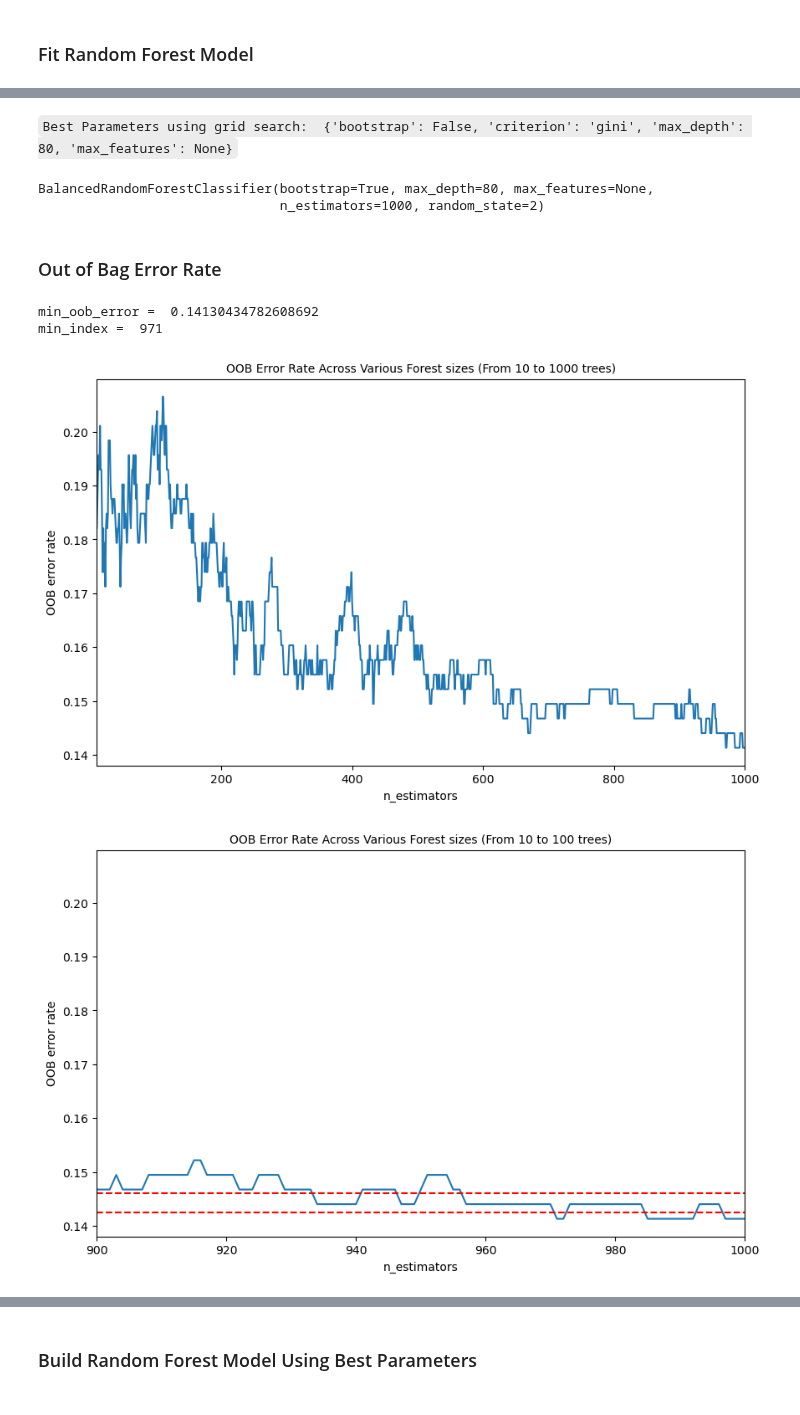
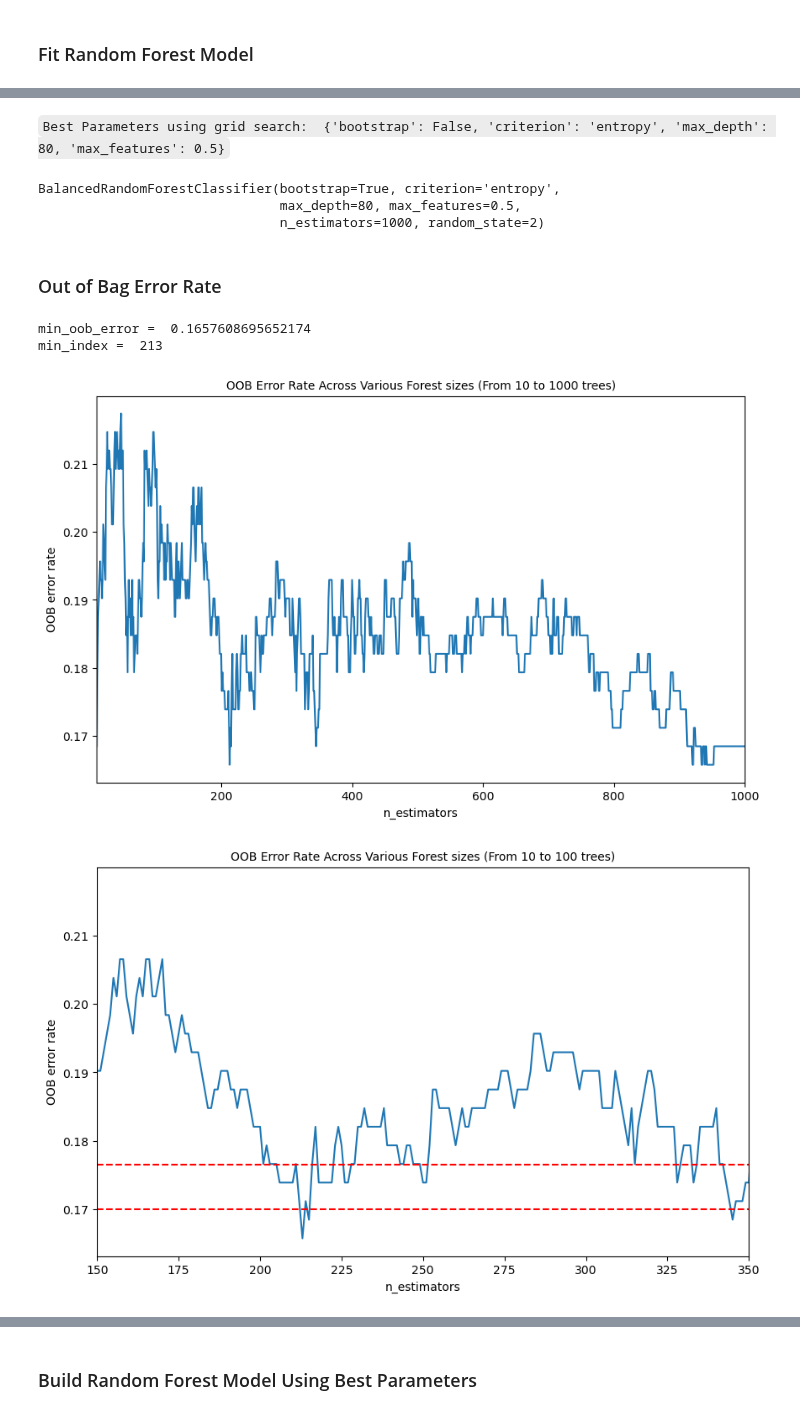
Before and after one commit to KristoferLintonReid/ultrasound-contrastivemodels, a Jupyter notebook: notebooks/baseline_radiomics_ALL_BALANCED.ipynb, the cells around one changed output, grey strips where cells are left out. Drawn from its saved outputs; the diff is of its cells as text; code cells hidden in the pictures.

```diff
--- a/notebooks/baseline_radiomics_ALL_BALANCED.ipynb
+++ b/notebooks/baseline_radiomics_ALL_BALANCED.ipynb
@@ -32,6 +32,20 @@ np.random.seed(2)
 # %% [markdown]
 <i> Helper Functions: <i>
 # %%
+# def spearman_df_function(features, target, threshold):
+#     feature_names = []
+#     feature_correlations = []
+
+#     column_names = features.columns.tolist()
+
+#     for column in column_names:
+#         corr, pval = spearmanr(features[column], target)
+#         if (corr >= threshold):
+#             feature_names.append(column)
+#             feature_correlations.append(corr)
+
+#     return feature_names, feature_correlations
+
 def spearman_df_function(features, target, threshold):
     feature_names = []
     feature_correlations = []
@@ -40,7 +54,7 @@ def spearman_df_function(features, target, threshold):
 
     for column in column_names:
         corr, pval = spearmanr(features[column], target)
-        if (corr >= threshold):
+        if (corr >= threshold and pval < 0.05):
             feature_names.append(column)
             feature_correlations.append(corr)
 
@@ -534,7 +548,7 @@ plt.show()
 # %% [output]
 [figure]
 # %%
-rad_feature_names, rad_feature_correlations = spearman_df_function(rad_features, rad_class_cat, 0.29)
+rad_feature_names, rad_feature_correlations = spearman_df_function(rad_features, rad_class_cat, 0.3)
 # %%
 spearman_df = pd.DataFrame(
     {
@@ -622,14 +636,15 @@ Best Parameters using grid search:
 # %% [markdown]
 `Best Parameters using grid search:
- {'bootstrap': False, 'criterion': 'gini', 'max_depth': 80, 'max_features': None}`
+ {'bootstrap': False, 'criterion': 'entropy', 'max_depth': 80, 'max_features': 0.5}`
 # %%
 # Set best parameters given by grid search
 fit_rf_rad.set_params(bootstrap = True,
-                        criterion = "gini",
+                        criterion = "entropy",
                         max_depth = 80,
-                        max_features = None)
+                        max_features = 0.5)
 # %% [output]
-BalancedRandomForestClassifier(bootstrap=True, max_depth=80, max_features=None,
+BalancedRandomForestClassifier(bootstrap=True, criterion='entropy',
+                               max_depth=80, max_features=0.5,
                                n_estimators=1000, random_state=2)
 # %% [markdown]
 ### Out of Bag Error Rate
@@ -659,8 +674,8 @@ for i in range(min_estimators, max_estimators + 1):
 print("min_oob_error = ", min_oob_error)
 print("min_index = ", min_index)
 # %% [output]
-min_oob_error =  0.14130434782608692
-min_index =  971
+min_oob_error =  0.1657608695652174
+min_index =  213
 # %%
 fig, ax = plt.subplots(figsize=(10, 6))
 
@@ -674,21 +689,21 @@ plt.ylabel("OOB error rate", fontsize=10)
 plt.title("OOB Error Rate Across Various Forest sizes (From 10 to 1000 trees)", fontsize=10)
 plt.show()
 # %% [output]
-[figure, old version]
+[figure, new version]
 # %%
 fig, ax = plt.subplots(figsize=(10, 6))
 
 num_estimators = list(error_rate.keys())
 oob_error = list(error_rate.values())
 
-plt.xlim(900, 1000)
+plt.xlim(150, 350)
 plt.plot(num_estimators, oob_error)
-plt.axhline(0.146, color="red", linestyle="--")
-plt.axhline(0.1425, color="red", linestyle="--")
+plt.axhline(0.1765, color="red", linestyle="--")
+plt.axhline(0.17, color="red", linestyle="--")
 plt.xlabel("n_estimators", fontsize=10)
 plt.ylabel("OOB error rate", fontsize=10)
 plt.title("OOB Error Rate Across Various Forest sizes (From 10 to 100 trees)", fontsize=10)
 plt.show()
 # %% [output]
-[figure, old version]
+[figure, new version]
 # %% [markdown]
```
Also changed, not shown: parts of 21 cells of this notebook.
